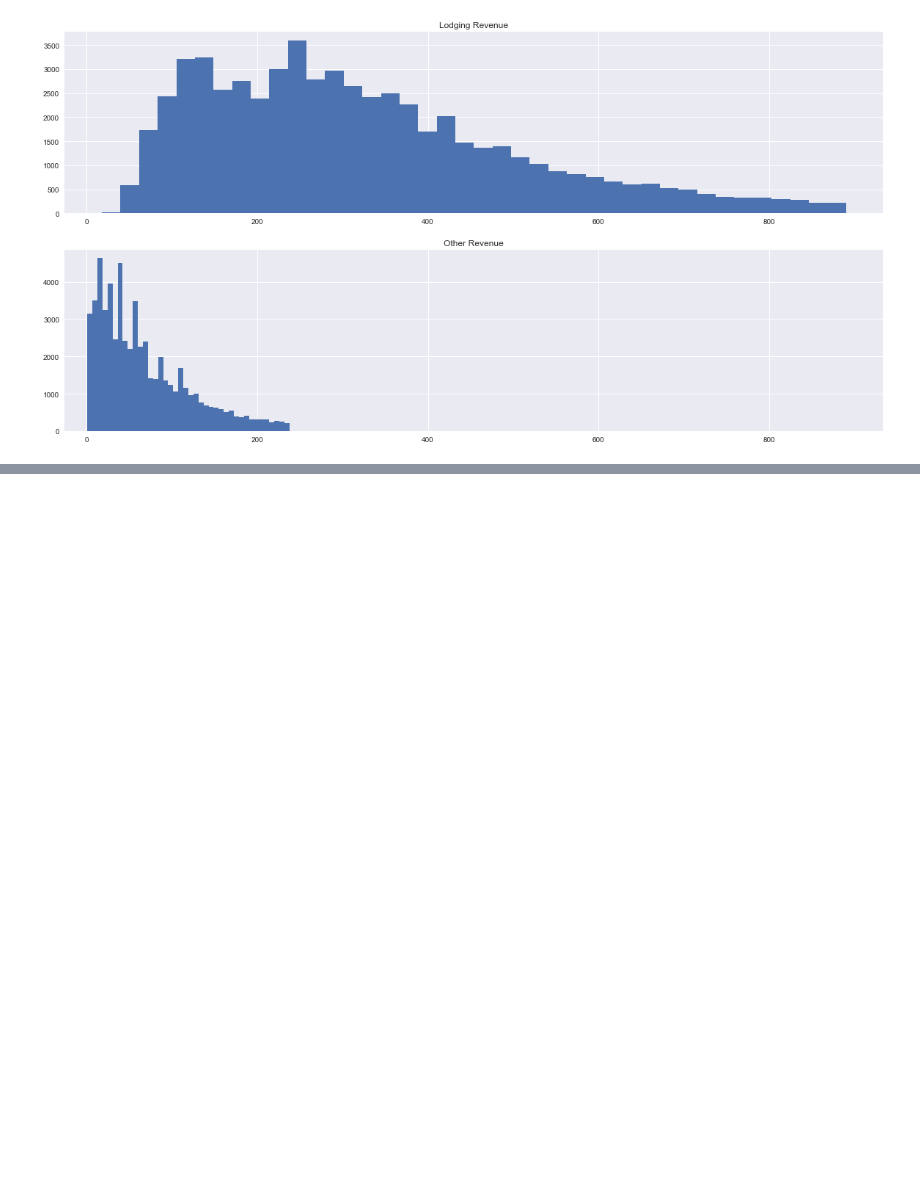
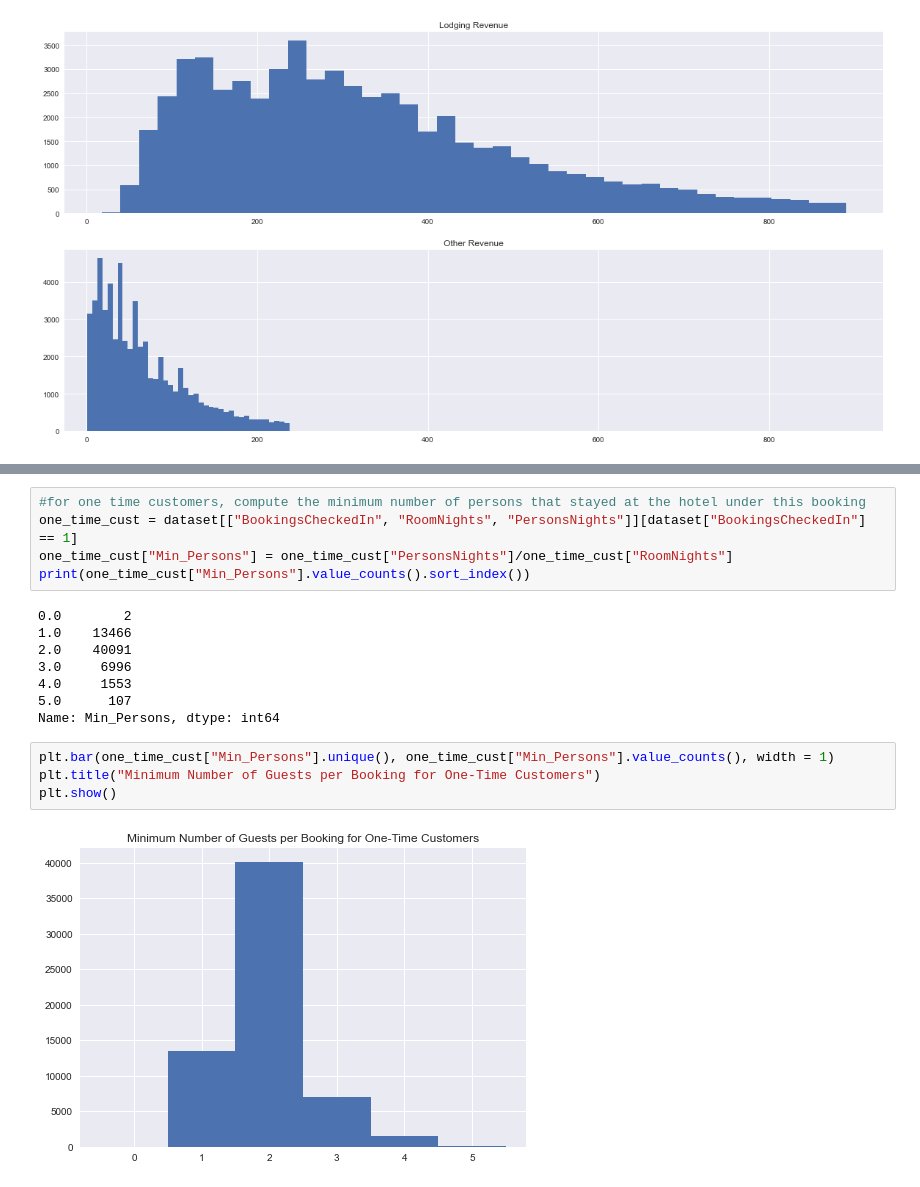
Before and after one commit to evasaunders/PersonalProjects, a Jupyter notebook: 2021_Hotel_EDA/2021_Hotel_EDA.ipynb, the cells around one changed output, grey strips where cells are left out. Cells and saved outputs as stored; diff of their text form; blank space fills up the shorter version.

```diff
--- a/2021_Hotel_EDA/2021_Hotel_EDA.ipynb
+++ b/2021_Hotel_EDA/2021_Hotel_EDA.ipynb
@@ -214,0 +290,19 @@ In terms of the total nights customers have checked in for:
+# %%
+#for one time customers, compute the minimum number of persons that stayed at the hotel under this booking
+one_time_cust = dataset[["BookingsCheckedIn", "RoomNights", "PersonsNights"]][dataset["BookingsCheckedIn"] == 1]
+one_time_cust["Min_Persons"] = one_time_cust["PersonsNights"]/one_time_cust["RoomNights"]
+print(one_time_cust["Min_Persons"].value_counts().sort_index())
+# %% [output]
+0.0        2
+1.0    13466
+2.0    40091
+3.0     6996
+4.0     1553
+5.0      107
+Name: Min_Persons, dtype: int64
+# %%
+plt.bar(one_time_cust["Min_Persons"].unique(), one_time_cust["Min_Persons"].value_counts(), width = 1)
+plt.title("Minimum Number of Guests per Booking for One-Time Customers")
+plt.show()
+# %% [output]
+[figure, added]
```
Also changed, not shown: parts of 39 cells of this notebook.
